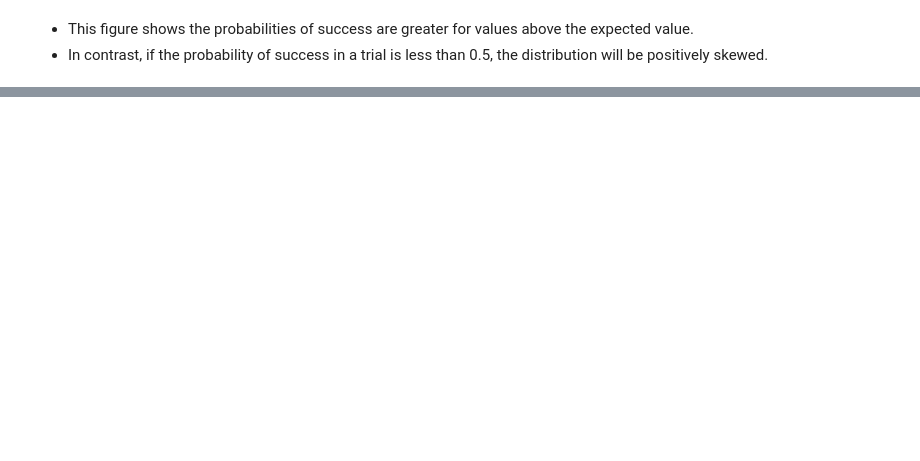
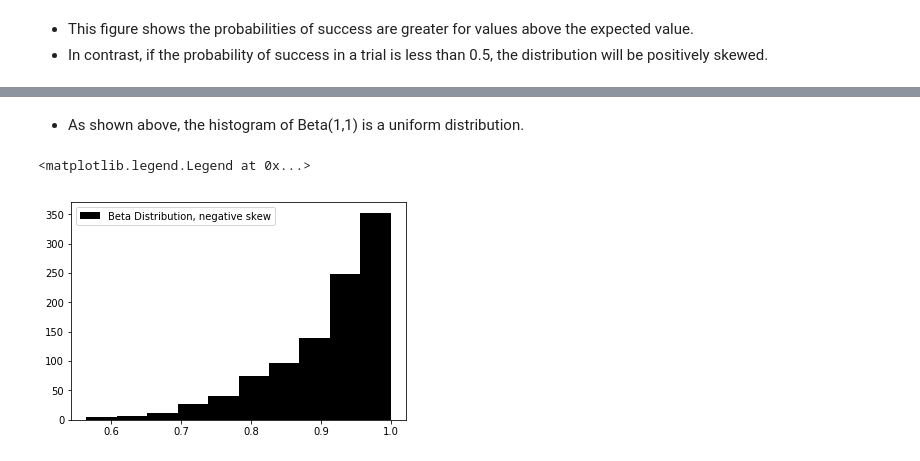
Before and after one commit to DaireNiC/Emerging-Technologies, a Jupyter notebook: numpy_random.ipynb, the cells around one changed output, grey strips where cells are left out. Saved outputs shown, nothing was run; the diff lists cells and outputs as text; code cells hidden in the pictures; blank space fills up the shorter version.

```diff
--- a/numpy_random.ipynb
+++ b/numpy_random.ipynb
@@ -128,0 +181,11 @@ plt.legend()
+# %% [markdown]
+
+- As shown above, the histogram of Beta(1,1) is a uniform distribution.
+# %%
+# generate 10000, random numbers from Beta distribution with alpha = 10 and beta = 1.
+s = np.random.beta(10,1, 1000)
+plt.hist(s, color = "black", label="Beta Distribution, negative skew")
+plt.legend()
+# %% [output]
+<matplotlib.legend.Legend at 0x...>
+[figure, added]
```
Also changed, not shown: parts of 32 cells of this notebook.
